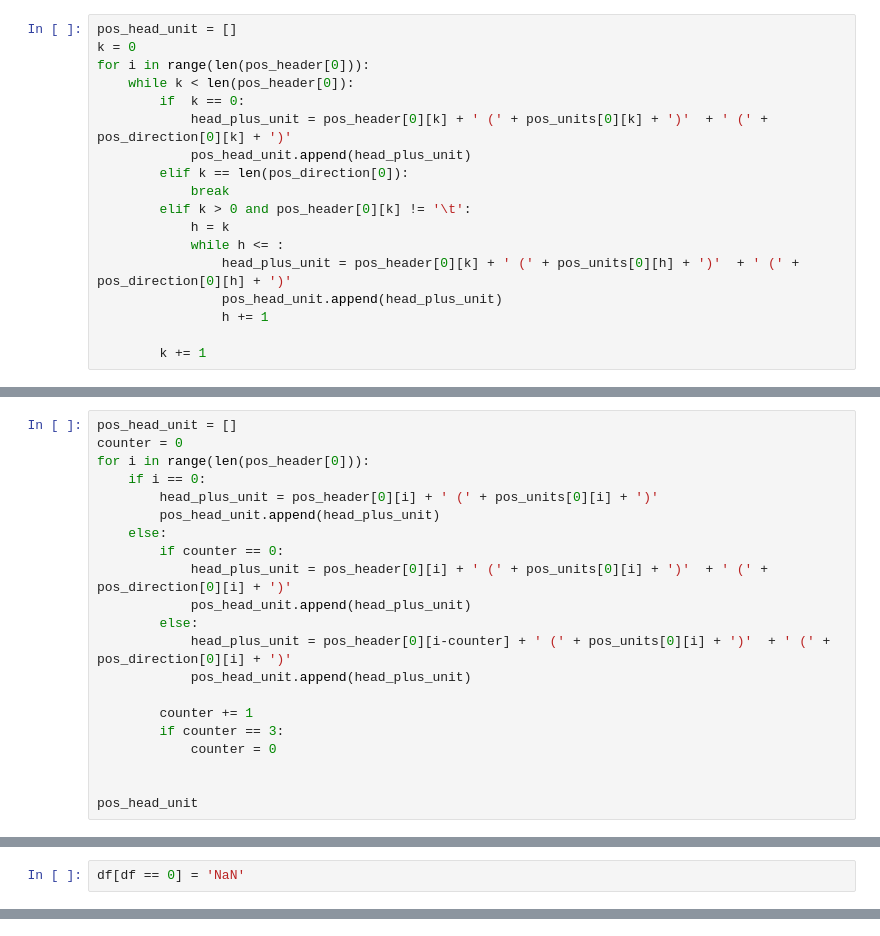
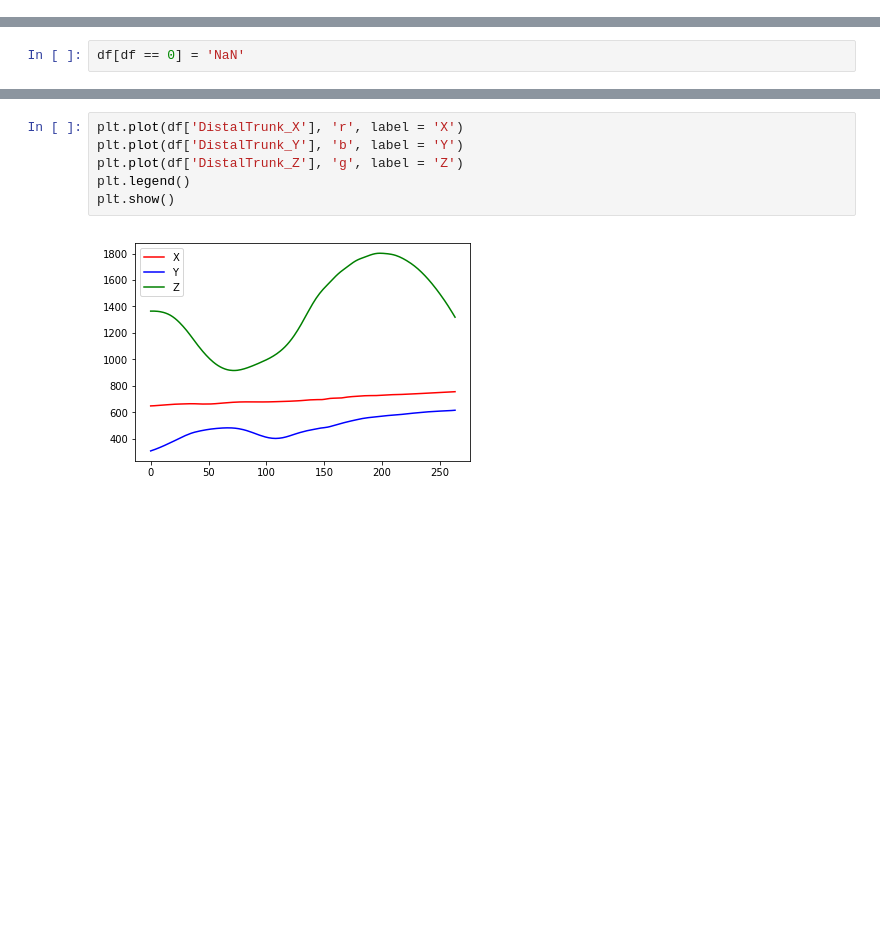
Before and after one commit to jmcclung32/VPython, a Jupyter notebook: read-c3d-export.ipynb, the cells around one changed output, grey strips where cells are left out. Cells and saved outputs as stored; diff of their text form; blank space fills up the shorter version.

```diff
--- a/read-c3d-export.ipynb
+++ b/read-c3d-export.ipynb
@@ -134,21 +134,3 @@ pos_header[0][1]
 ## units counter goes with direction counter... 0 goes with time
 
 ## header counter goes the length of pos_header
-# %%
-pos_head_unit = []
-k = 0
-for i in range(len(pos_header[0])):
-    while k < len(pos_header[0]):
-        if  k == 0:
-            head_plus_unit = pos_header[0][k] + ' (' + pos_units[0][k] + ')'  + ' (' + pos_direction[0][k] + ')'
-            pos_head_unit.append(head_plus_unit)
-        elif k == len(pos_direction[0]):
-            break
-        elif k > 0 and pos_header[0][k] != '\t':
-            h = k
-            while h <= :
-                head_plus_unit = pos_header[0][k] + ' (' + pos_units[0][h] + ')'  + ' (' + pos_direction[0][h] + ')'
-                pos_head_unit.append(head_plus_unit)
-                h += 1
-
-        k += 1
@@ -178,24 +148,3 @@ pos_head_unit
 ## need to figure out how to skip the two spaces between headings and repeat the header for Y and Z
 # %%
 ## loop needs more work, kinda getting there but still needs some work to mak sure that headings get repeated and all the units and directions get used
-# %%
-pos_head_unit = []
-counter = 0
-for i in range(len(pos_header[0])):
-    if i == 0:
-        head_plus_unit = pos_header[0][i] + ' (' + pos_units[0][i] + ')'
-        pos_head_unit.append(head_plus_unit)
-    else:
-        if counter == 0:
-            head_plus_unit = pos_header[0][i] + ' (' + pos_units[0][i] + ')'  + ' (' + pos_direction[0][i] + ')'
-            pos_head_unit.append(head_plus_unit)
-        else:
-            head_plus_unit = pos_header[0][i-counter] + ' (' + pos_units[0][i] + ')'  + ' (' + pos_direction[0][i] + ')'
-            pos_head_unit.append(head_plus_unit)
-
-        counter += 1
-        if counter == 3:
-            counter = 0
-
-
-pos_head_unit
@@ -356,0 +216,8 @@ Name: R.ASIS_Z, Length: 264, dtype: object
+# %%
+plt.plot(df['DistalTrunk_X'], 'r', label = 'X')
+plt.plot(df['DistalTrunk_Y'], 'b', label = 'Y')
+plt.plot(df['DistalTrunk_Z'], 'g', label = 'Z')
+plt.legend()
+plt.show()
+# %% [output]
+[figure, added]
```
Also changed, not shown: parts of 9 cells of this notebook.
